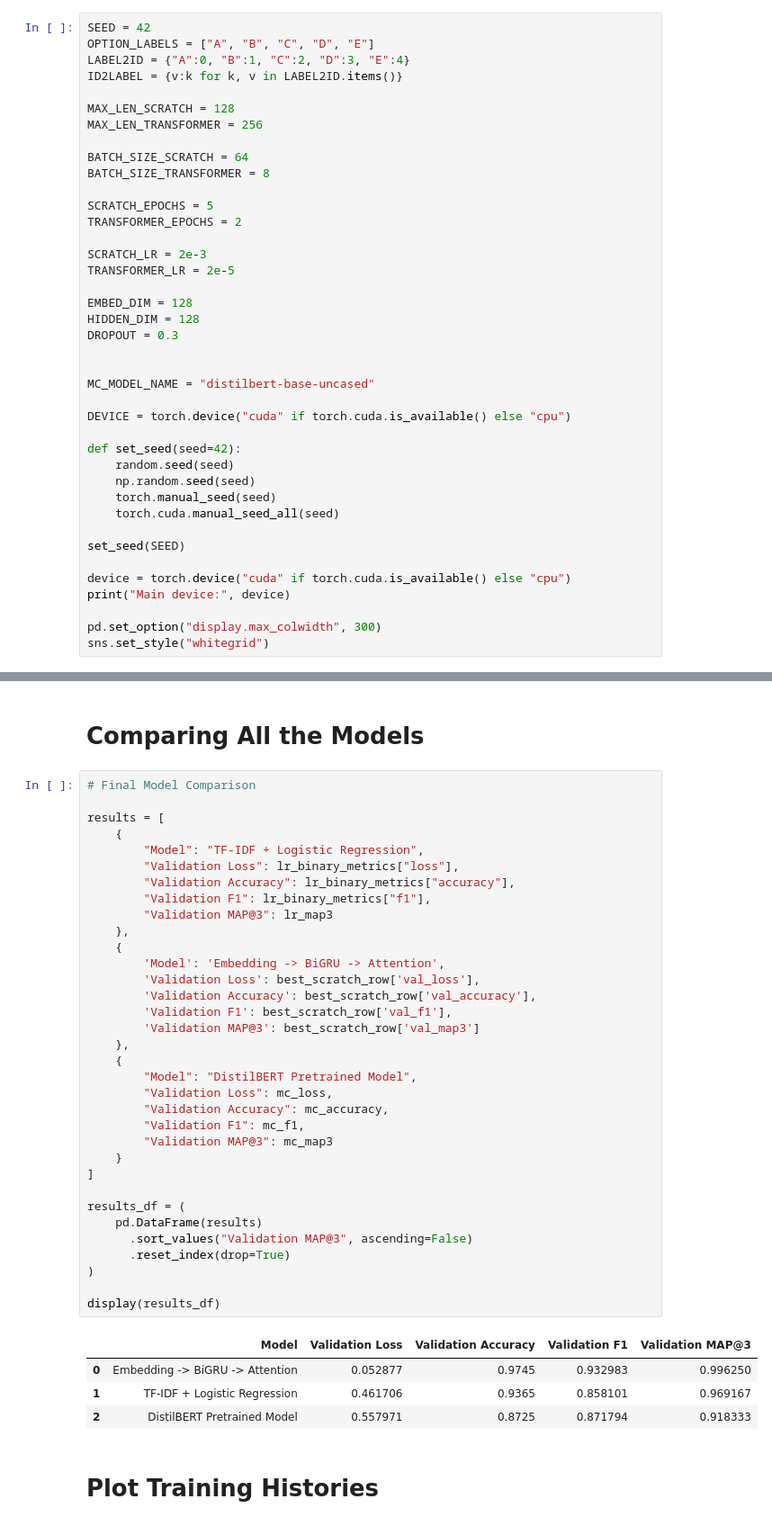
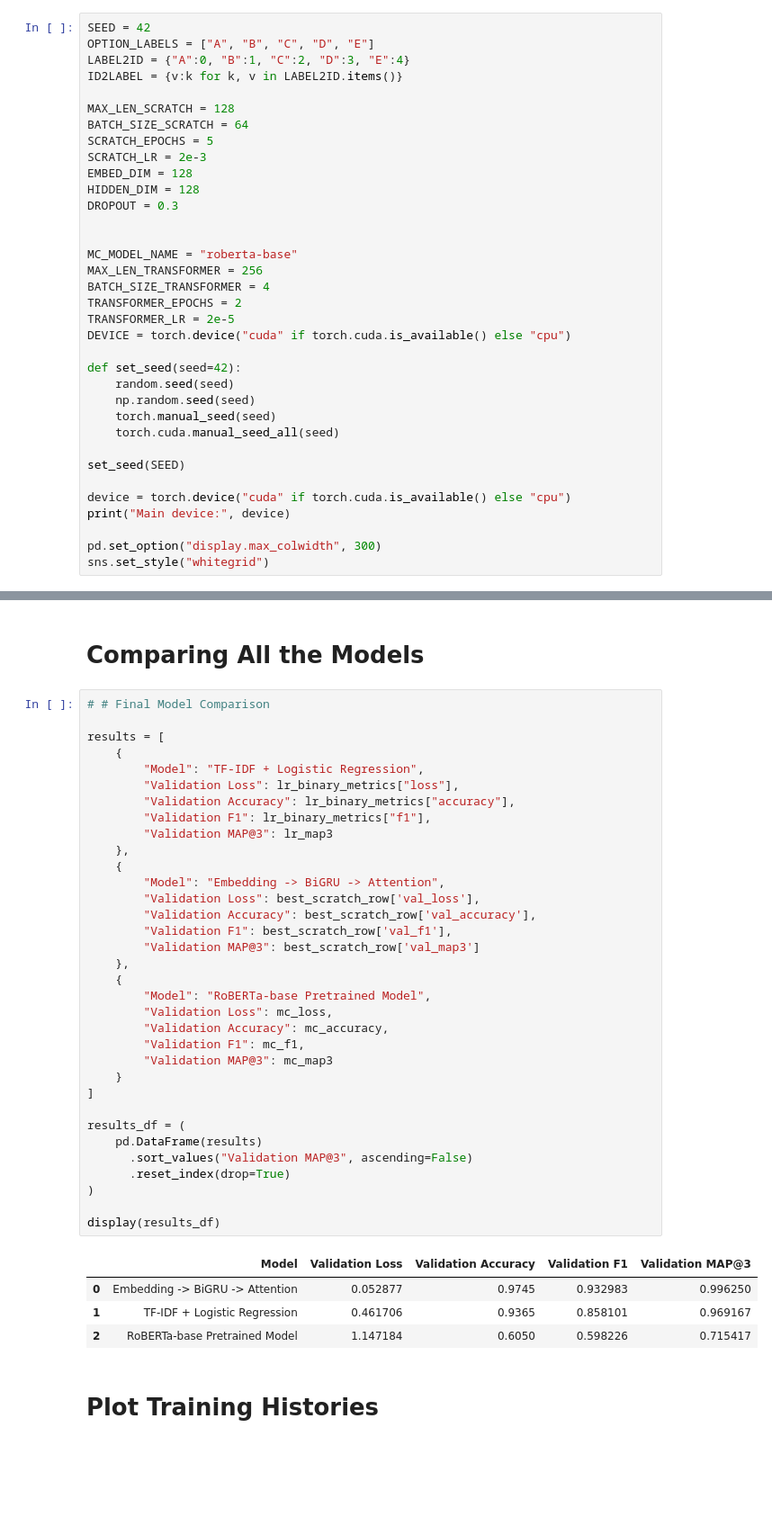
Before and after one commit to Hariom9991/dl-24f1000881-notebook-t22026, a Jupyter notebook: kaggle_notebook.ipynb, the cells around one changed output, grey strips where cells are left out. Shown at 90% size. Drawn from its saved outputs; the diff is of its cells as text; blank space fills up the shorter version.

```diff
--- a/kaggle_notebook.ipynb
+++ b/kaggle_notebook.ipynb
@@ -106,24 +106,19 @@ LABEL2ID = {"A":0, "B":1, "C":2, "D":3, "E":4}
 ID2LABEL = {v:k for k, v in LABEL2ID.items()}
 
 MAX_LEN_SCRATCH = 128
-MAX_LEN_TRANSFORMER = 256
-
 BATCH_SIZE_SCRATCH = 64
-BATCH_SIZE_TRANSFORMER = 8
-
 SCRATCH_EPOCHS = 5
-TRANSFORMER_EPOCHS = 2
-
 SCRATCH_LR = 2e-3
-TRANSFORMER_LR = 2e-5
-
 EMBED_DIM = 128
 HIDDEN_DIM = 128
 DROPOUT = 0.3
 
 
-MC_MODEL_NAME = "distilbert-base-uncased"
-
+MC_MODEL_NAME = "roberta-base"
+MAX_LEN_TRANSFORMER = 256
+BATCH_SIZE_TRANSFORMER = 4
+TRANSFORMER_EPOCHS = 2
+TRANSFORMER_LR = 2e-5
 DEVICE = torch.device("cuda" if torch.cuda.is_available() else "cpu")
 
 def set_seed(seed=42):
@@ -1439,44 +1434,44 @@ wandb: Find logs at: ./wandb/run-20260704_054056-r07m3xw0/logs
 # %% [markdown]
 # Comparing All the Models
 # %%
-# Final Model Comparison
+# # Final Model Comparison
 
 results = [
     {
         "Model": "TF-IDF + Logistic Regression",
         "Validation Loss": lr_binary_metrics["loss"],
         "Validation Accuracy": lr_binary_metrics["accuracy"],
         "Validation F1": lr_binary_metrics["f1"],
         "Validation MAP@3": lr_map3
     },
     {
-        'Model': 'Embedding -> BiGRU -> Attention',
-        'Validation Loss': best_scratch_row['val_loss'],
-        'Validation Accuracy': best_scratch_row['val_accuracy'],
-        'Validation F1': best_scratch_row['val_f1'],
-        'Validation MAP@3': best_scratch_row['val_map3']
+        "Model": "Embedding -> BiGRU -> Attention",
+        "Validation Loss": best_scratch_row['val_loss'],
+        "Validation Accuracy": best_scratch_row['val_accuracy'],
+        "Validation F1": best_scratch_row['val_f1'],
+        "Validation MAP@3": best_scratch_row['val_map3']
     },
     {
-        "Model": "DistilBERT Pretrained Model",
+        "Model": "RoBERTa-base Pretrained Model",
         "Validation Loss": mc_loss,
         "Validation Accuracy": mc_accuracy,
         "Validation F1": mc_f1,
         "Validation MAP@3": mc_map3
     }
 ]
 
 results_df = (
     pd.DataFrame(results)
       .sort_values("Validation MAP@3", ascending=False)
       .reset_index(drop=True)
 )
 
 display(results_df)
 # %% [output]
 |  | Model | Validation Loss | Validation Accuracy | Validation F1 | Validation MAP@3 |
 | 0 | Embedding -> BiGRU -> Attention | 0.052877 | 0.9745 | 0.932983 | 0.996250 |
 | 1 | TF-IDF + Logistic Regression | 0.461706 | 0.9365 | 0.858101 | 0.969167 |
-| 2 | DistilBERT Pretrained Model | 0.557971 | 0.8725 | 0.871794 | 0.918333 |
+| 2 | RoBERTa-base Pretrained Model | 1.147184 | 0.6050 | 0.598226 | 0.715417 |
 # %% [markdown]
 # Plot Training Histories
 # %%
```
Also changed, not shown: parts of 14 cells of this notebook.
